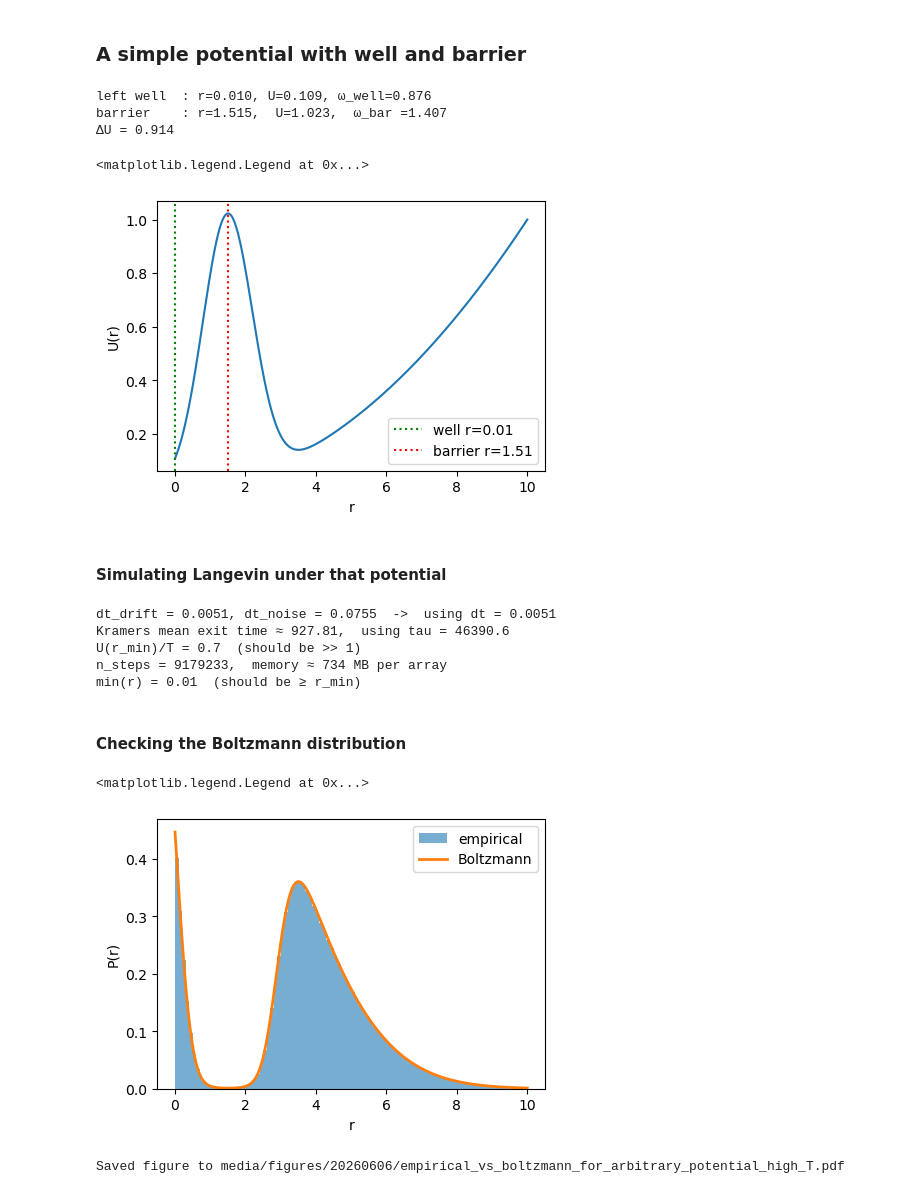
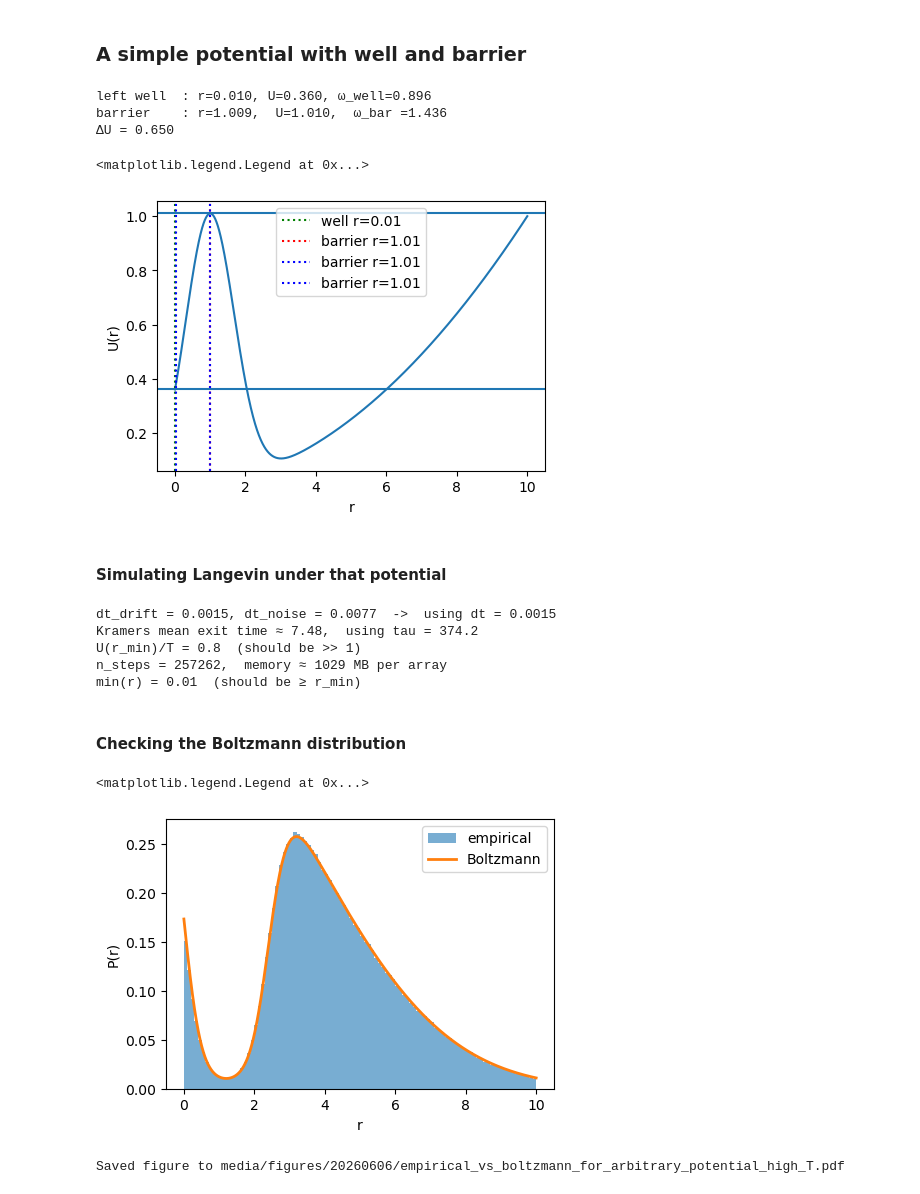
Before and after one commit to ta-rekt/Droplet, a Jupyter notebook: viz-rouse.ipynb, the cells around one changed output. Saved outputs shown, nothing was run; the diff lists cells and outputs as text; code cells hidden in the pictures.

```diff
--- a/viz-rouse.ipynb
+++ b/viz-rouse.ipynb
@@ -41,12 +41,11 @@ empirical Var(r) = 0.3283469173095977   expected = 0.3333333333333333
 [figure]
 # %% [markdown]
 ### A simple potential with well and barrier
+# %%
+# Double-well potential: 1/(100|r|) keeps r > 0, Gaussian creates the barrier,
+# 0.01 r^2 confines at large r.
+args = (100, 1.0, 0.48, 0.01)
 # %%
-# Double-well potential: 1/(100|r|) keeps r > 0, Gaussian creates the barrier,
-# 0.01 r^2 confines at large r.
-args = (100, 1.5, 0.5, 0.01)
-
-
 def U(x, *args):
     a, b, c, d = args
     # return 1.0 / np.abs(a * x) + np.exp(-(x - b) ** 2 / (2 * c)) + d * x ** 2
@@ -73,12 +72,14 @@ i_barrier = (np.argmax(U_vals[left]) if False
 x_well, U_well = xs[left][i_well], U_vals[left][i_well]
 x_bar,  U_bar = xs[i_barrier],   U_vals[i_barrier]
 dU = U_bar - U_well
+x_bar_a = 0.05
+x_bar_b = x_bar
 
 # numerical curvatures
 
 
 def d2U(x):
-    h = 1e-3
+    h = 1e-5
     return (U(x + h, *args) - 2 * U(x, *args) + U(x - h, *args)) / h ** 2
 
 
@@ -93,15 +94,19 @@ fig, ax = plt.subplots(1, 1, figsize=(5, 3.5))
 ax.plot(xs, U_vals)
 ax.axvline(x_well, color="g", ls=":", label=f"well r={x_well:.2f}")
 ax.axvline(x_bar,  color="r", ls=":", label=f"barrier r={x_bar:.2f}")
+ax.axvline(x_bar_a,  color="b", ls=":", label=f"barrier r={x_bar:.2f}")
+ax.axvline(x_bar_b,  color="b", ls=":", label=f"barrier r={x_bar:.2f}")
+ax.axhline(U_well)
+ax.axhline(U_bar)
 ax.set_xlabel("r")
 ax.set_ylabel("U(r)")
 ax.legend()
 # %% [output]
-left well  : r=0.010, U=0.109, ω_well=0.876
-barrier    : r=1.515,  U=1.023,  ω_bar =1.407
-ΔU = 0.914
+left well  : r=0.010, U=0.360, ω_well=0.896
+barrier    : r=1.009,  U=1.010,  ω_bar =1.436
+ΔU = 0.650
 <matplotlib.legend.Legend at 0x...>
-[figure, old version]
+[figure, new version]
 # %% [markdown]
 #### Simulating Langevin under that potential
 # %%
@@ -109,8 +114,8 @@ barrier    : r=1.515,  U=1.023,  ω_bar =1.407
 # 1) Temperature: ΔU/(kBT) in [3, 7] is the Arrhenius sweet spot --- escape
 #    is rare enough to be exponentially distributed, frequent enough to
 #    collect statistics in reasonable wall-clock time.
-T_bath = 0.15                    # -> ΔU/T ≈ 4.6 here
-gamma  = 1.0
+T_bath = 0.28                    # -> ΔU/T ≈ 4.6 here
+gamma  = 0.3
 kB     = 1.0
 
 # 2) Time step: needs to satisfy BOTH
@@ -128,7 +133,7 @@ print(f"dt_drift = {dt_drift:.4f}, dt_noise = {dt_noise:.4f}  ->  using dt = {dt
 # tau_K = (2 * np.pi * gamma / (omega_well * omega_bar)) * np.exp(dU / (kB * T_bath))
 
 dV_R = -F(0, *args)
-tau_K = ((gamma / dV_R) * (np.sqrt(2*np.pi*kB*T_bath)/omega_bar)
+tau_K = ((gamma / dV_R) * ((np.sqrt(2*np.pi*kB*T_bath))/omega_bar)
          * np.exp(dU / (kB*T_bath)) * (1 - np.exp(-dV_R * (x_bar - 0)/ (kB*T_bath))))
 tau   = 50 * tau_K
 print(f"Kramers mean exit time ≈ {tau_K:.2f},  using tau = {tau:.1f}")
@@ -140,7 +145,7 @@ print(f"U(r_min)/T = {U(r_min, *args)/T_bath:.1f}  (should be >> 1)")
 
 # 5) Number of trajectories — limited by RAM: shape (n, dim, N).
 N = 1000
-nskip = 100
+nskip = 2
 print(f"n_steps = {int(tau/dt)},  memory ≈ {int(tau/dt)*N*8/1e6/nskip:.0f} MB per array")
 
 sim = lgv.OverdampedHarmonicLangevin(
@@ -149,44 +154,45 @@ sim = lgv.OverdampedHarmonicLangevin(
     F=lambda r: F(r, *args),
     r0=x_well, nskip=nskip,
     r_min=r_min,
-    seed=1,
+    seed=3,
+    ab = (x_bar_a, x_bar_b),
 )
 sim.generate()
 print("min(r) =", sim.r.min(), " (should be ≥ r_min)")
 # %% [output]
-dt_drift = 0.0051, dt_noise = 0.0755  ->  using dt = 0.0051
-Kramers mean exit time ≈ 927.81,  using tau = 46390.6
-U(r_min)/T = 0.7  (should be >> 1)
-n_steps = 9179233,  memory ≈ 734 MB per array
+dt_drift = 0.0015, dt_noise = 0.0077  ->  using dt = 0.0015
+Kramers mean exit time ≈ 7.48,  using tau = 374.2
+U(r_min)/T = 0.8  (should be >> 1)
+n_steps = 257262,  memory ≈ 1029 MB per array
 min(r) = 0.01  (should be ≥ r_min)
 # %% [markdown]
 #### Checking the Boltzmann distribution
 # %%
 # --- Boltzmann sampling check -----------------------------
 burn = int(0.2 * sim.ns)
 r_traj = sim.r[burn:, 0, :]                          # shape (n, N)
 
 # samples = r_traj[mask]
-samples = r_traj.flatten()
+samples = r_traj[::100].flatten()
 
 # Boltzmann on the left basin (renormalized over r < x_bar)
 xs = np.linspace(1e-2, 10, 5000)
 left_mask = xs < x_bar
 # P_left = np.exp(-(U_vals - U_well) / T_bath)  * left_mask
 # P_left /= np.trapz(P_left, xs)
 
 # Boltzmann on the whole support
 P_full = np.exp(-(U_vals - U_well) / T_bath)
 P_full /= np.trapz(P_full, xs)
 
 fig, ax = plt.subplots(1, 1, figsize=(5, 3.5))
 ax.hist(samples, bins=100, density=True, range=(r_min, 10), alpha=0.6,
         label="empirical")
 ax.plot(xs, P_full, lw=2, label="Boltzmann")
 ax.set_xlabel("r"); ax.set_ylabel("P(r)"); ax.legend()
 # %% [output]
 <matplotlib.legend.Legend at 0x...>
-[figure, old version]
+[figure, new version]
 # %%
 out_dir = "media/figures/20260606"
 os.makedirs(out_dir, exist_ok=True)
```
Also changed, not shown: parts of 26 cells of this notebook, 5 other files.
